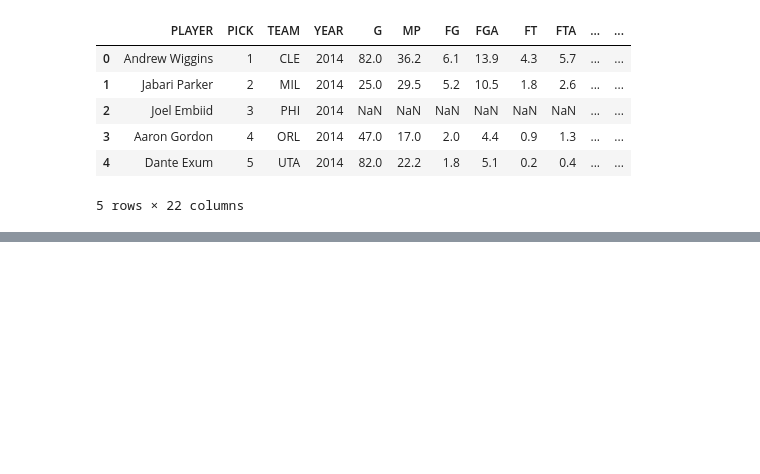
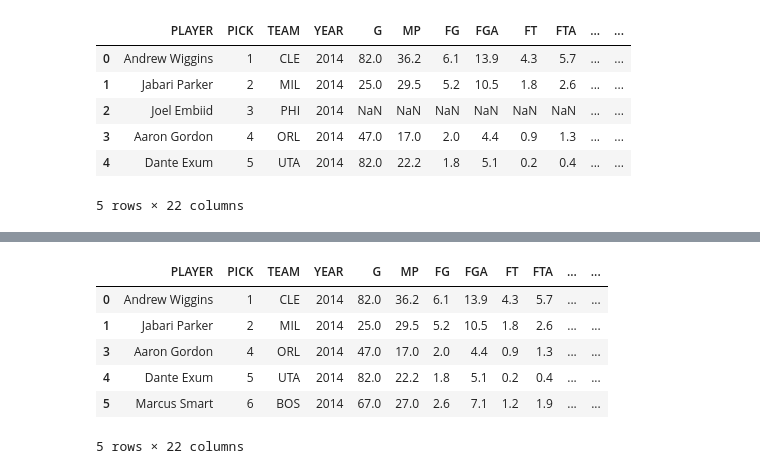
Before and after one commit to Zavello/capstone_DA12_NBA, a Jupyter notebook: notebooks/all_draft_class.ipynb, the cells around one changed output, grey strips where cells are left out. Saved outputs shown, nothing was run; the diff lists cells and outputs as text; code cells hidden in the pictures; blank space fills up the shorter version.

```diff
--- a/notebooks/all_draft_class.ipynb
+++ b/notebooks/all_draft_class.ipynb
@@ -49,0 +82,11 @@ rookies_eff.to_csv('rookie_eff.csv', index=False)
+# %%
+drop_injuries = rookies_eff.dropna()
+drop_injuries.head()
+# %% [output]
+|  | PLAYER | PICK | TEAM | YEAR | G | MP | FG | FGA | FT | FTA | ... | ... |
+| 0 | Andrew Wiggins | 1 | CLE | 2014 | 82.0 | 36.2 | 6.1 | 13.9 | 4.3 | 5.7 | ... | ... |
+| 1 | Jabari Parker | 2 | MIL | 2014 | 25.0 | 29.5 | 5.2 | 10.5 | 1.8 | 2.6 | ... | ... |
+| 3 | Aaron Gordon | 4 | ORL | 2014 | 47.0 | 17.0 | 2.0 | 4.4 | 0.9 | 1.3 | ... | ... |
+| 4 | Dante Exum | 5 | UTA | 2014 | 82.0 | 22.2 | 1.8 | 5.1 | 0.2 | 0.4 | ... | ... |
+| 5 | Marcus Smart | 6 | BOS | 2014 | 67.0 | 27.0 | 2.6 | 7.1 | 1.2 | 1.9 | ... | ... |
+5 rows × 22 columns
```
Also changed, not shown: parts of 9 cells of this notebook, 3 other files.
